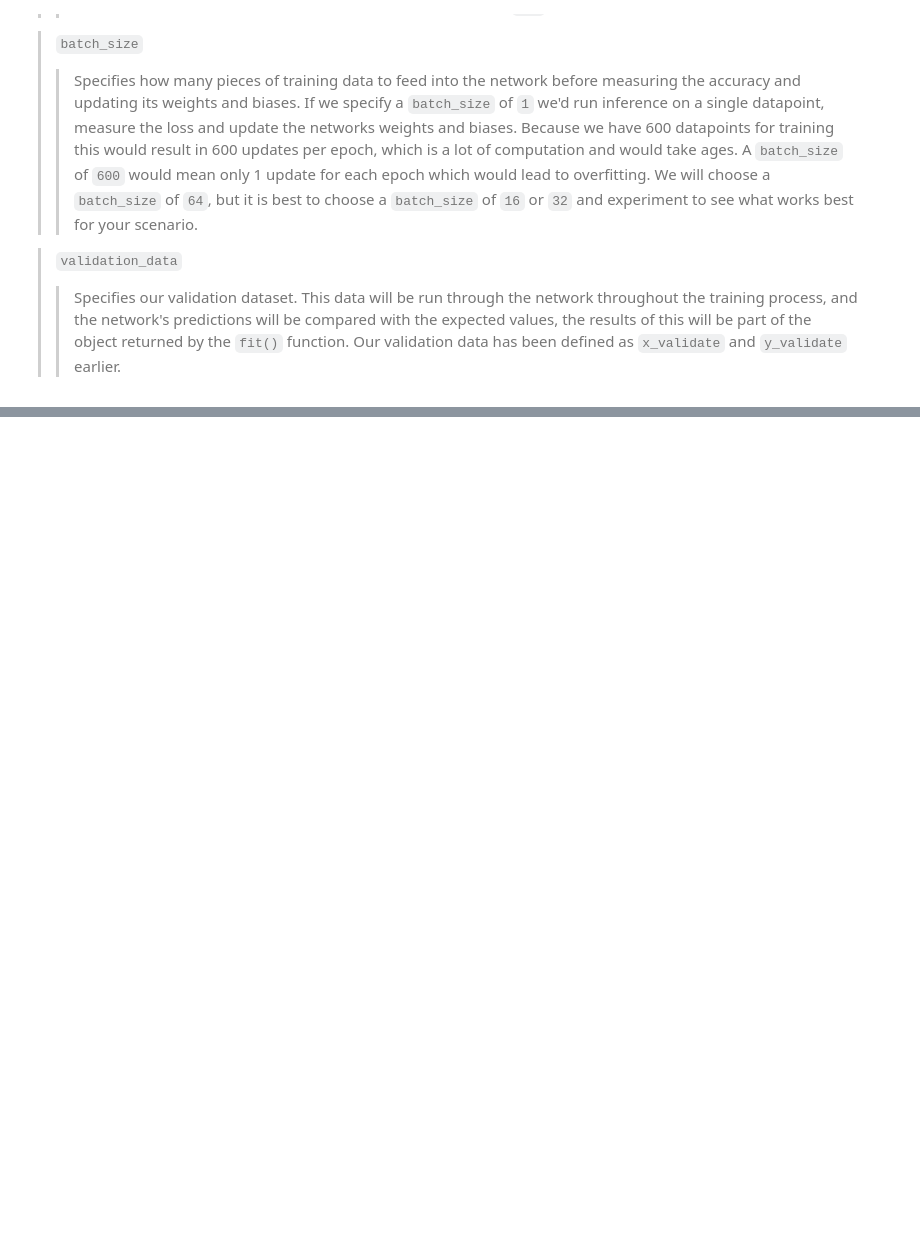
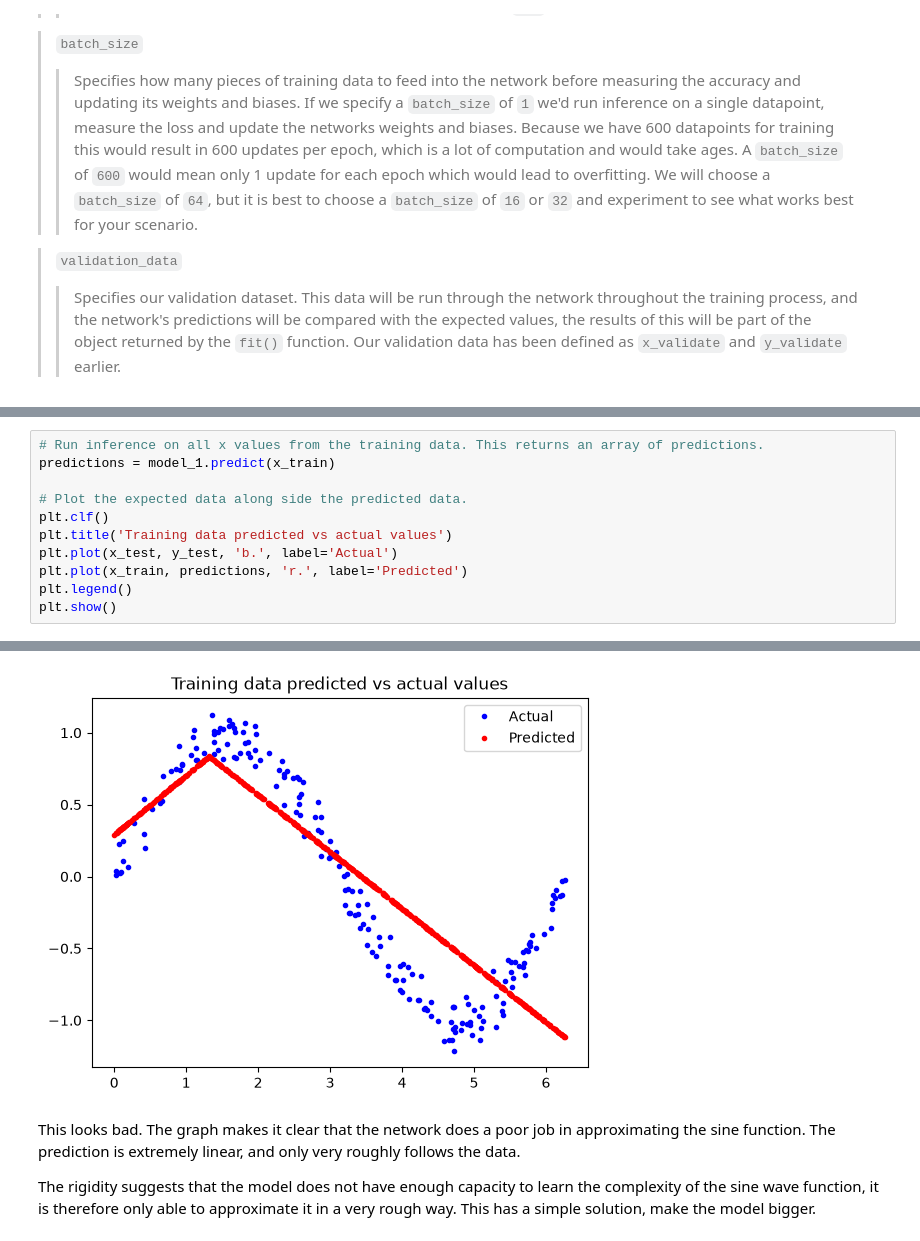
Before and after one commit to Wusteeeer/TinyML_Labs, a Jupyter notebook: hello_world/hello_world.ipynb, the cells around one changed output, grey strips where cells are left out. Saved outputs shown, nothing was run; the diff lists cells and outputs as text; blank space fills up the shorter version.

```diff
--- a/hello_world/hello_world.ipynb
+++ b/hello_world/hello_world.ipynb
@@ -248,0 +311,12 @@ A quick glance show us that the network has improved as the loss has decreased,
+# %%
+# Run inference on all x values from the training data. This returns an array of predictions.
+predictions = model_1.predict(x_train)
+
+# Plot the expected data along side the predicted data.
+plt.clf()
+plt.title('Training data predicted vs actual values')
+plt.plot(x_test, y_test, 'b.', label='Actual')
+plt.plot(x_train, predictions, 'r.', label='Predicted')
+plt.legend()
+plt.show()
+# %% [output]
@@ -248,0 +324,5 @@ A quick glance show us that the network has improved as the loss has decreased,
+[figure, added]
+# %% [markdown]
+This looks bad. The graph makes it clear that the network does a poor job in approximating the sine function. The prediction is extremely linear, and only very roughly follows the data.
+
+The rigidity suggests that the model does not have enough capacity to learn the complexity of the sine wave function, it is therefore only able to approximate it in a very rough way. This has a simple solution, make the model bigger.
```
Also changed, not shown: parts of 34 cells of this notebook, 1 other file.
